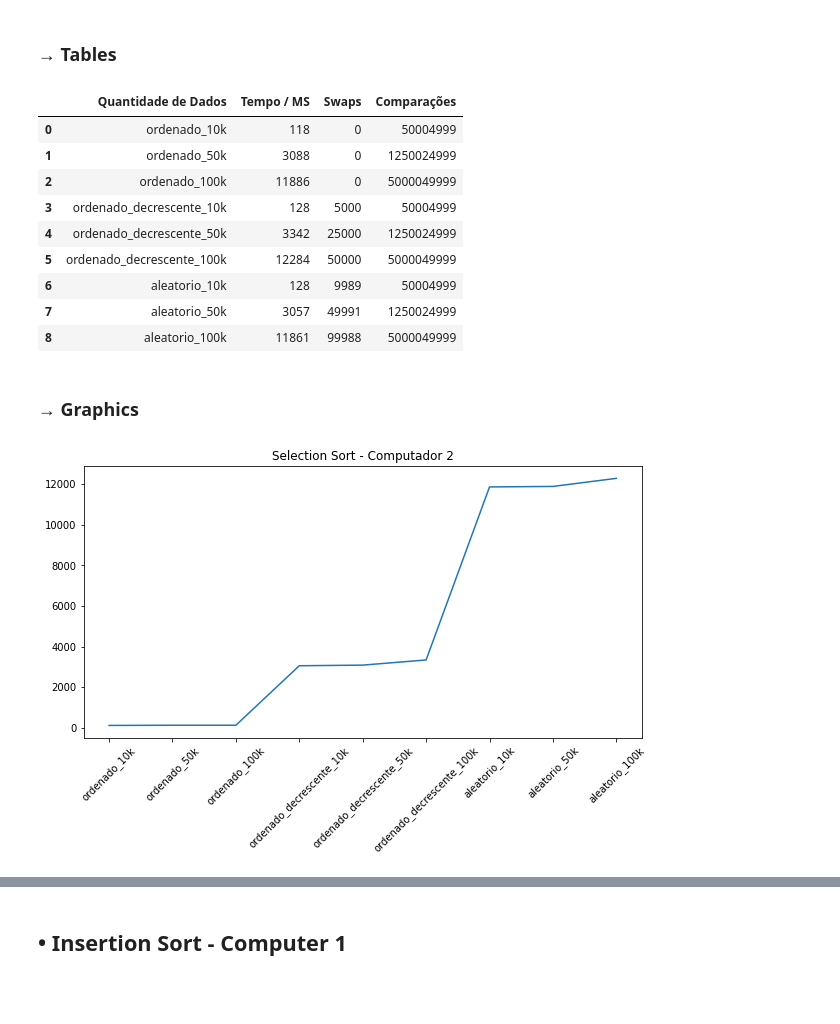
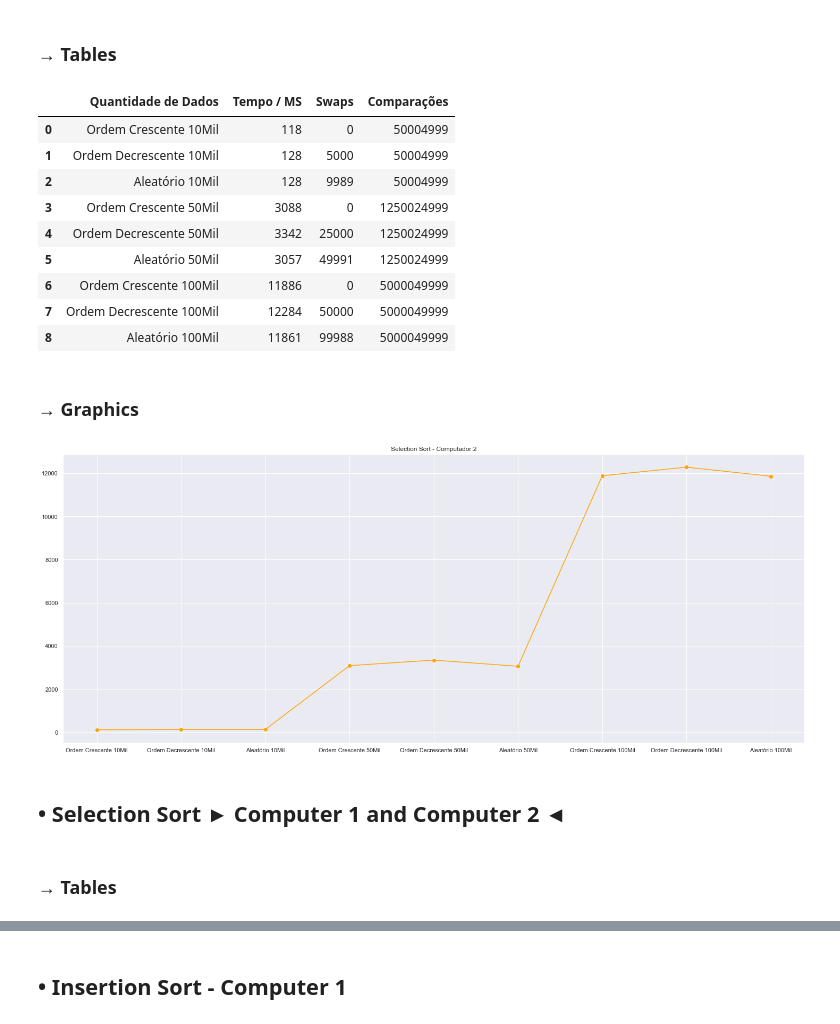
Before and after one commit to Pedrinhonitz/Data-Search-and-Sorting, a Jupyter notebook: NP1/Analise-Algoritmos-Ordenação.ipynb, the cells around one changed output, grey strips where cells are left out. Cells and saved outputs as stored; diff of their text form; code cells hidden in the pictures; blank space fills up the shorter version.

```diff
--- a/NP1/Analise-Algoritmos-Ordenação.ipynb
+++ b/NP1/Analise-Algoritmos-Ordenação.ipynb
@@ -9,10 +10,13 @@
 import pandas as pd
 import numpy as np
 import matplotlib.pyplot as plt
+import seaborn as sns
+
+sns.set_theme(style="darkgrid")
 # %% [markdown]
 ## • Order Size
 # %%
-ordenado = ['ordenado_10k', 'ordenado_50k', 'ordenado_100k', 'ordenado_decrescente_10k', 'ordenado_decrescente_50k', 'ordenado_decrescente_100k', 'aleatorio_10k', 'aleatorio_50k', 'aleatorio_100k']
+ordenado = ['Ordem Crescente 10Mil', 'Ordem Decrescente 10Mil', 'Aleatório 10Mil', 'Ordem Crescente 50Mil', 'Ordem Decrescente 50Mil', 'Aleatório 50Mil', 'Ordem Crescente 100Mil', 'Ordem Decrescente 100Mil', 'Aleatório 100Mil']
 # %% [markdown]
 ## • Bubble Sort - Computer 1
 # %% [markdown]
@@ -126,9 +167,9 @@ plt.show()
 # %% [markdown]
 ### → Tables
 # %%
-comp = {'Comparações' : [50004999, 1250024999, 5000049999,  50004999, 1250024999, 5000049999, 50004999, 1250024999, 5000049999]}
-swaps = [0, 0, 0, 5000, 25000, 50000, 9989, 49991, 99988]
-temp = [118, 3088, 11886, 128, 3342, 12284, 128, 3057, 11861]
+comp = {'Comparações' : [50004999, 50004999, 50004999, 1250024999, 1250024999, 1250024999, 5000049999, 5000049999, 5000049999]}
+swaps = [0, 5000, 9989, 0, 25000, 49991, 0, 50000, 99988]
+temp = [118, 128, 128, 3088, 3342, 3057, 11886, 12284, 11861]
 df_selection_pc2 = pd.DataFrame(comp)
 df_selection_pc2['Swaps'] = swaps
 df_selection_pc2['Tempo / MS'] = temp
@@ -137,23 +178,27 @@ df_selection_pc2 = df_selection_pc2[['Quantidade de Dados', 'Tempo / MS', 'Swaps
 df_selection_pc2
 # %% [output]
 |  | Quantidade de Dados | Tempo / MS | Swaps | Comparações |
-| 0 | ordenado_10k | 118 | 0 | 50004999 |
-| 1 | ordenado_50k | 3088 | 0 | 1250024999 |
-| 2 | ordenado_100k | 11886 | 0 | 5000049999 |
-| 3 | ordenado_decrescente_10k | 128 | 5000 | 50004999 |
-| 4 | ordenado_decrescente_50k | 3342 | 25000 | 1250024999 |
-| 5 | ordenado_decrescente_100k | 12284 | 50000 | 5000049999 |
-| 6 | aleatorio_10k | 128 | 9989 | 50004999 |
-| 7 | aleatorio_50k | 3057 | 49991 | 1250024999 |
-| 8 | aleatorio_100k | 11861 | 99988 | 5000049999 |
+| 0 | Ordem Crescente 10Mil | 118 | 0 | 50004999 |
+| 1 | Ordem Decrescente 10Mil | 128 | 5000 | 50004999 |
+| 2 | Aleatório 10Mil | 128 | 9989 | 50004999 |
+| 3 | Ordem Crescente 50Mil | 3088 | 0 | 1250024999 |
+| 4 | Ordem Decrescente 50Mil | 3342 | 25000 | 1250024999 |
+| 5 | Aleatório 50Mil | 3057 | 49991 | 1250024999 |
+| 6 | Ordem Crescente 100Mil | 11886 | 0 | 5000049999 |
+| 7 | Ordem Decrescente 100Mil | 12284 | 50000 | 5000049999 |
+| 8 | Aleatório 100Mil | 11861 | 99988 | 5000049999 |
 # %% [markdown]
 ### → Graphics
 # %%
-temp.sort()
-plt.figure(figsize=(10,5))
-plt.plot(ordenado, temp)
+plt.figure(figsize=(25,10))
+plt.plot(ordenado, temp, color='orange')
+plt.scatter(ordenado, temp, color='orange')
 plt.title(f"Selection Sort - Computador 2")
-plt.xticks(rotation=45)
+plt.xticks(rotation=0)
 plt.show()
 # %% [output]
-[figure, old version]
+[figure, new version]
+# %% [markdown]
+## • Selection Sort ► Computer 1 and Computer 2 ◄
+# %% [markdown]
+### → Tables
```
Also changed, not shown: parts of 50 cells of this notebook, 1 other file.
